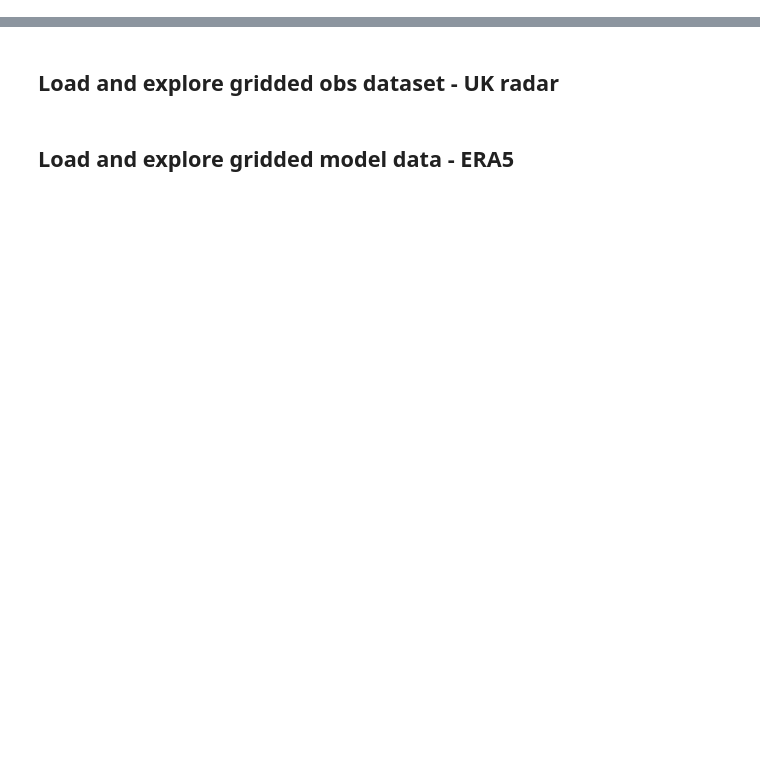
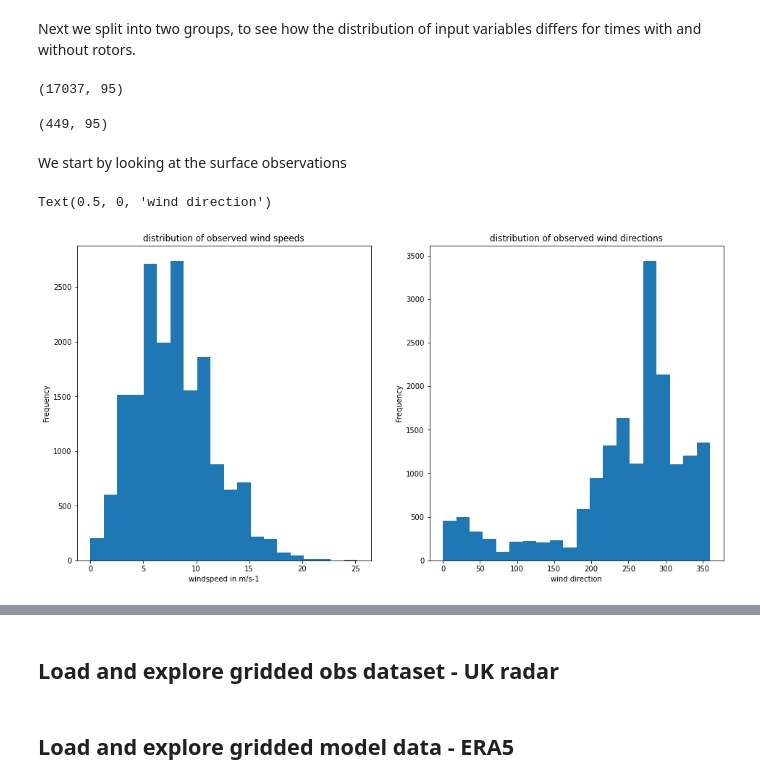
Before and after one commit to informatics-lab/ml_weather_tutorial, a Jupyter notebook: 01_data_exploration.ipynb, the cells around one changed output, grey strips where cells are left out. Saved outputs shown, nothing was run; the diff lists cells and outputs as text; code cells hidden in the pictures; blank space fills up the shorter version.

Commit message:
Added first section of notebook 1 on data exploration.

```diff
--- a/01_data_exploration.ipynb
+++ b/01_data_exploration.ipynb
@@ -33,0 +57,5 @@ xx
+# %%
+falklands_data_fname = 'new_training.csv'
+# %%
+falklands_data_path = falklands_data_dir / falklands_data_fname
+falklands_data_path
@@ -33,0 +68,2 @@ xx
+# %%
+falklands_df = pandas.read_csv(falklands_data_path)
@@ -33,0 +88,12 @@ xx
+# %%
+falklands_df = falklands_df.rename({'Rotors 1 is true': 'rotors'},axis=1)
+falklands_df.loc[falklands_df[falklands_df['rotors'].isna()].index, 'rotors'] = 0
+falklands_df['DTG'] = pandas.to_datetime(falklands_df['DTG'])
+falklands_df = falklands_df.drop_duplicates(subset=['DTG'])
+falklands_df = falklands_df[~falklands_df['DTG'].isnull()]
+falklands_df = falklands_df[(falklands_df['wind_speed_obs'] >= 0.0) &
+                            (falklands_df['air_temp_obs'] >= 0.0) &
+                            (falklands_df['wind_direction_obs'] >= 0.0) &
+                            (falklands_df['dewpoint_obs'] >= 0.0)
+                           ]
+falklands_df
@@ -33,0 +156,2 @@ xx
+# %% [markdown]
+Next we split into two groups, to see how the distribution of input variables differs for times with and without rotors.
@@ -33,0 +161,21 @@ xx
+# %%
+no_rotors_df.shape
+# %% [output]
+(17037, 95)
+# %%
+rotors_present_df.shape
+# %% [output]
+(449, 95)
+# %% [markdown]
+We start by looking at the surface observations
+# %%
+fig1 = matplotlib.pyplot.figure('distribution_wind_spevalue_countsirection', figsize=(16,8))
+ax1 = fig1.add_subplot(1,2,1,title='distribution of observed wind speeds')
+falklands_df['wind_speed_obs'].plot.hist(ax=ax1,bins=20)
+ax1.set_xlabel('windspeed in m/s-1',)
+ax1 = fig1.add_subplot(1,2,2,title='distribution of observed wind directions')
+falklands_df['wind_direction_obs'].plot.hist(ax=ax1,bins=20)
+ax1.set_xlabel('wind direction',)
+# %% [output]
+Text(0.5, 0, 'wind direction')
+[figure, added]
```
Also changed, not shown: parts of 45 cells of this notebook.
